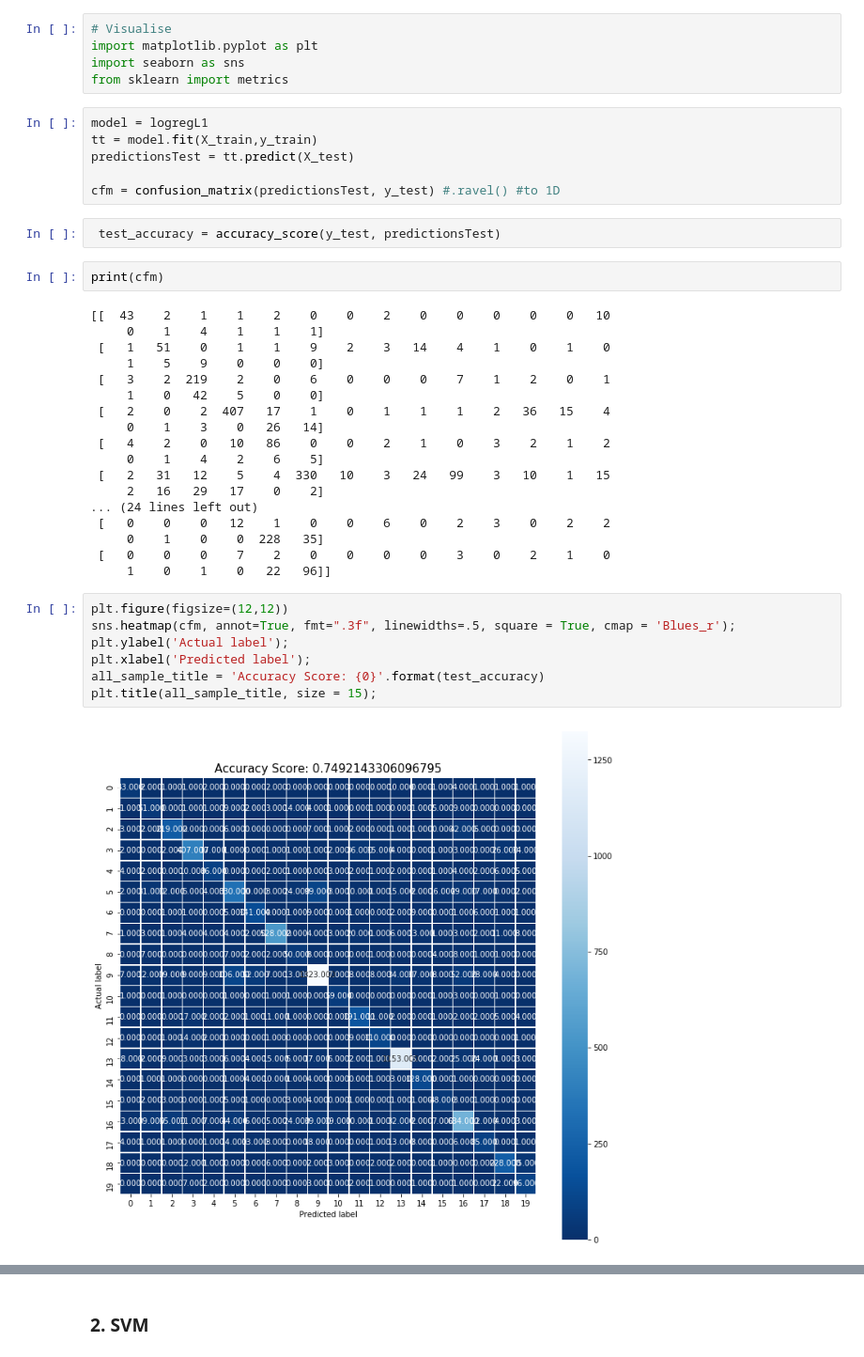
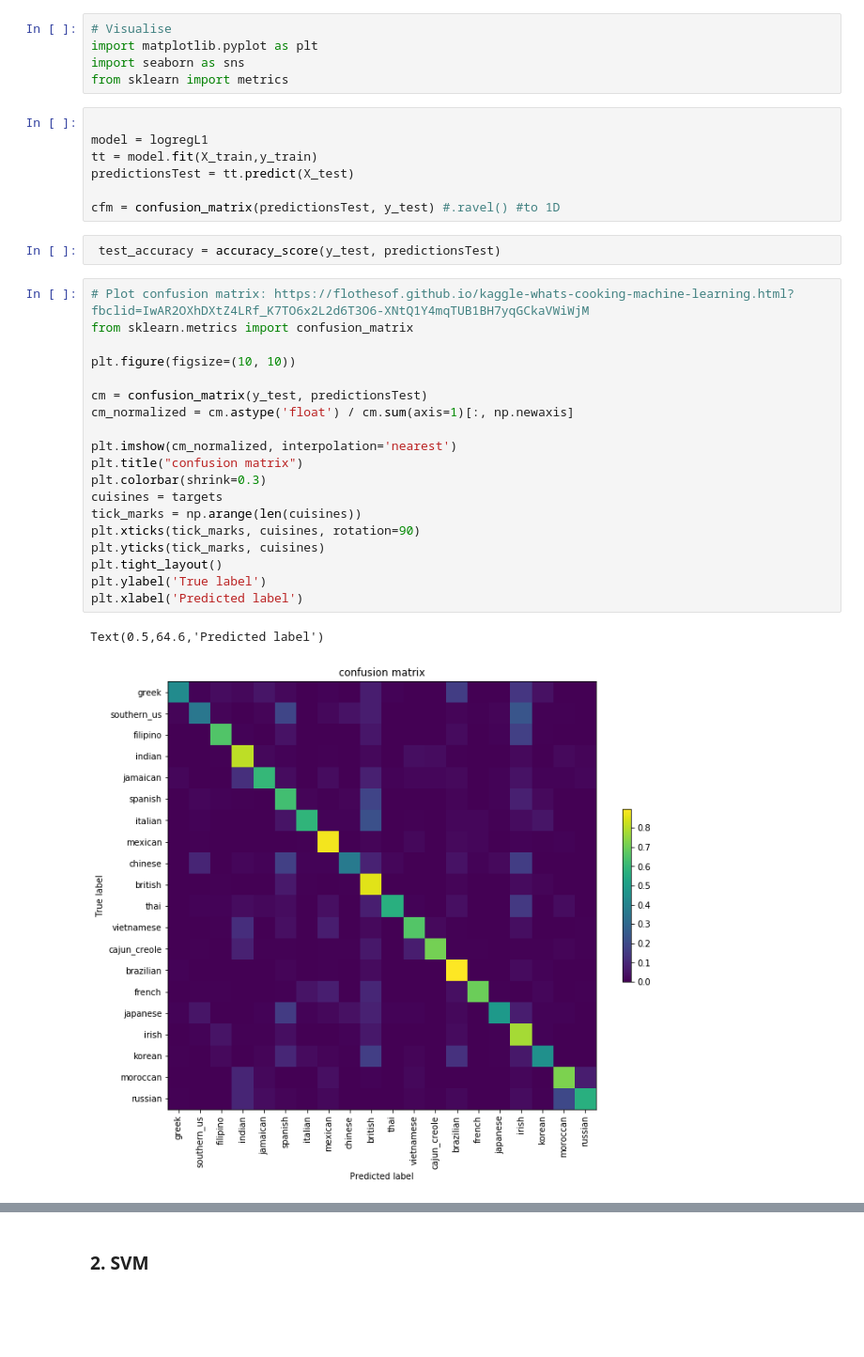
Before and after one commit to neurocaience/cos424_finalproj_kagglewhatscooking, a Jupyter notebook: supervised.ipynb, the cells around one changed output, grey strips where cells are left out. Shown at 94% size. Saved outputs shown, nothing was run; the diff lists cells and outputs as text; blank space fills up the shorter version.

```diff
--- a/supervised.ipynb
+++ b/supervised.ipynb
@@ -478,6 +473,7 @@ import matplotlib.pyplot as plt
 import seaborn as sns
 from sklearn import metrics
 # %%
+
 model = logregL1
 tt = model.fit(X_train,y_train)
 predictionsTest = tt.predict(X_test)
@@ -485,32 +481,25 @@ predictionsTest = tt.predict(X_test)
 cfm = confusion_matrix(predictionsTest, y_test) #.ravel() #to 1D
 # %%
  test_accuracy = accuracy_score(y_test, predictionsTest)
-# %%
-print(cfm)
-# %% [output]
-[[  43    2    1    1    2    0    0    2    0    0    0    0    0   10
-     0    1    4    1    1    1]
- [   1   51    0    1    1    9    2    3   14    4    1    0    1    0
-     1    5    9    0    0    0]
- [   3    2  219    2    0    6    0    0    0    7    1    2    0    1
-     1    0   42    5    0    0]
- [   2    0    2  407   17    1    0    1    1    1    2   36   15    4
-     0    1    3    0   26   14]
- [   4    2    0   10   86    0    0    2    1    0    3    2    1    2
-     0    1    4    2    6    5]
- [   2   31   12    5    4  330   10    3   24   99    3   10    1   15
-     2   16   29   17    0    2]
-... (24 lines left out)
- [   0    0    0   12    1    0    0    6    0    2    3    0    2    2
-     0    1    0    0  228   35]
- [   0    0    0    7    2    0    0    0    0    3    0    2    1    0
-     1    0    1    0   22   96]]
-# %%
-plt.figure(figsize=(12,12))
-sns.heatmap(cfm, annot=True, fmt=".3f", linewidths=.5, square = True, cmap = 'Blues_r');
-plt.ylabel('Actual label');
-plt.xlabel('Predicted label');
-all_sample_title = 'Accuracy Score: {0}'.format(test_accuracy)
-plt.title(all_sample_title, size = 15);
-# %% [output]
-[figure, removed]
+# %%
+# Plot confusion matrix: https://flothesof.github.io/kaggle-whats-cooking-machine-learning.html?fbclid=IwAR2OXhDXtZ4LRf_K7TO6x2L2d6T3O6-XNtQ1Y4mqTUB1BH7yqGCkaVWiWjM
+from sklearn.metrics import confusion_matrix
+
+plt.figure(figsize=(10, 10))
+
+cm = confusion_matrix(y_test, predictionsTest)
+cm_normalized = cm.astype('float') / cm.sum(axis=1)[:, np.newaxis]
+
+plt.imshow(cm_normalized, interpolation='nearest')
+plt.title("confusion matrix")
+plt.colorbar(shrink=0.3)
+cuisines = targets
+tick_marks = np.arange(len(cuisines))
+plt.xticks(tick_marks, cuisines, rotation=90)
+plt.yticks(tick_marks, cuisines)
+plt.tight_layout()
+plt.ylabel('True label')
+plt.xlabel('Predicted label')
+# %% [output]
+Text(0.5,64.6,'Predicted label')
+[figure, added]
```
Also changed, not shown: parts of 5 cells of this notebook.
